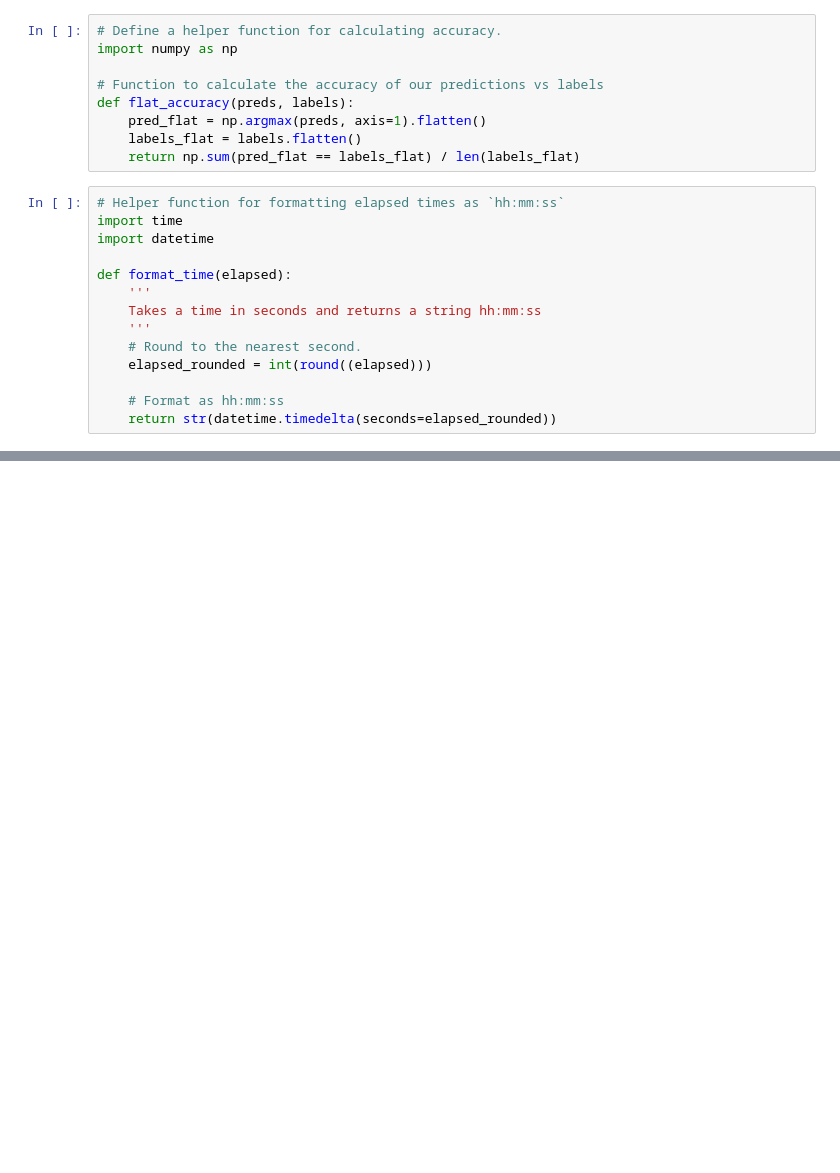
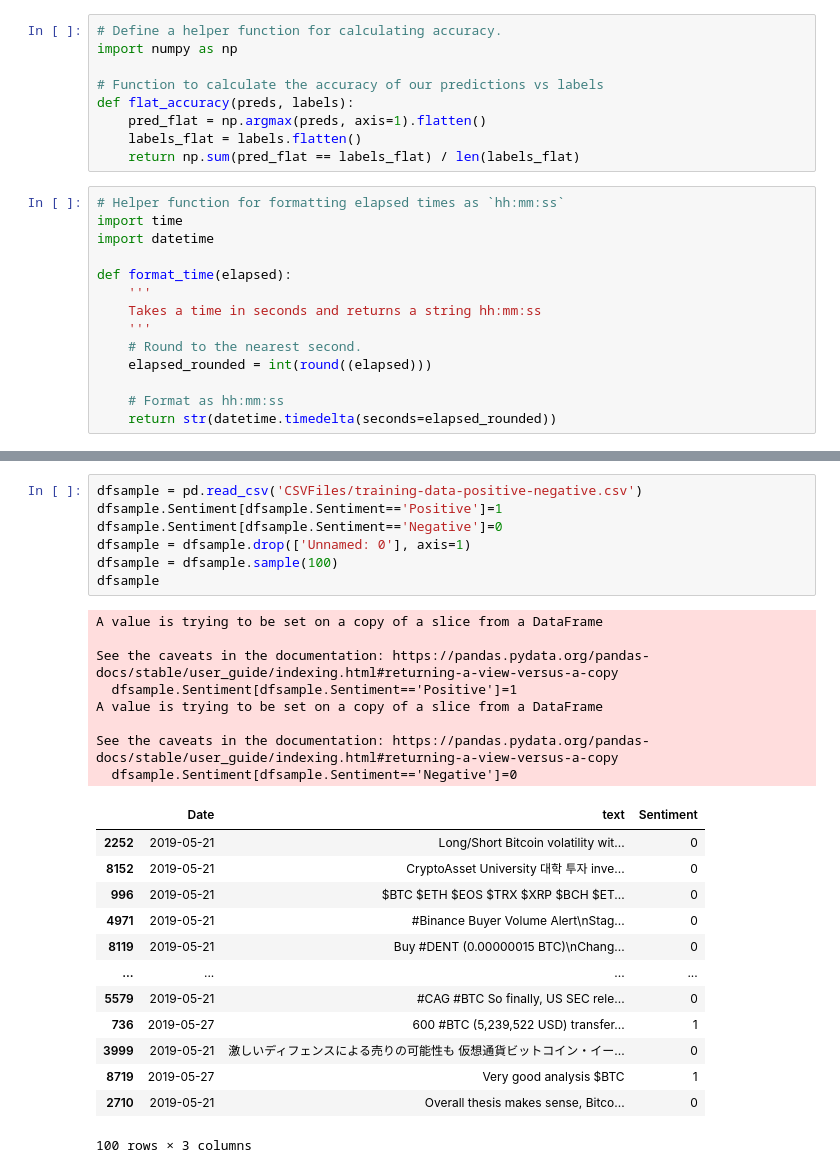
Before and after one commit to PhilipCappello/FineTuningBert, a Jupyter notebook: FineTuningBert.ipynb, the cells around one changed output, grey strips where cells are left out. Saved outputs shown, nothing was run; the diff lists cells and outputs as text; blank space fills up the shorter version.

```diff
--- a/FineTuningBert.ipynb
+++ b/FineTuningBert.ipynb
@@ -613,0 +778,29 @@ train_dataloader.batch_size
+# %%
+dfsample = pd.read_csv('CSVFiles/training-data-positive-negative.csv')
+dfsample.Sentiment[dfsample.Sentiment=='Positive']=1
+dfsample.Sentiment[dfsample.Sentiment=='Negative']=0
+dfsample = dfsample.drop(['Unnamed: 0'], axis=1)
+dfsample = dfsample.sample(100)
+dfsample
+# %% [output]
+A value is trying to be set on a copy of a slice from a DataFrame
+
+See the caveats in the documentation: https://pandas.pydata.org/pandas-docs/stable/user_guide/indexing.html#returning-a-view-versus-a-copy
+  dfsample.Sentiment[dfsample.Sentiment=='Positive']=1
+A value is trying to be set on a copy of a slice from a DataFrame
+
+See the caveats in the documentation: https://pandas.pydata.org/pandas-docs/stable/user_guide/indexing.html#returning-a-view-versus-a-copy
+  dfsample.Sentiment[dfsample.Sentiment=='Negative']=0
+|  | Date | text | Sentiment |
+| 2252 | 2019-05-21 | Long/Short Bitcoin volatility wit... | 0 |
+| 8152 | 2019-05-21 | CryptoAsset University 대학 투자 inve... | 0 |
+| 996 | 2019-05-21 | $BTC $ETH $EOS $TRX $XRP $BCH $ET... | 0 |
+| 4971 | 2019-05-21 | #Binance Buyer Volume Alert\nStag... | 0 |
+| 8119 | 2019-05-21 | Buy #DENT (0.00000015 BTC)\nChang... | 0 |
+| ... | ... | ... | ... |
+| 5579 | 2019-05-21 | #CAG #BTC So finally, US SEC rele... | 0 |
+| 736 | 2019-05-27 | 600 #BTC (5,239,522 USD) transfer... | 1 |
+| 3999 | 2019-05-21 | 激しいディフェンスによる売りの可能性も 仮想通貨ビットコイン・イー... | 0 |
+| 8719 | 2019-05-27 | Very good analysis $BTC | 1 |
+| 2710 | 2019-05-21 | Overall thesis makes sense, Bitco... | 0 |
+100 rows × 3 columns
```
Also changed, not shown: parts of 18 cells of this notebook, 9 other files.
